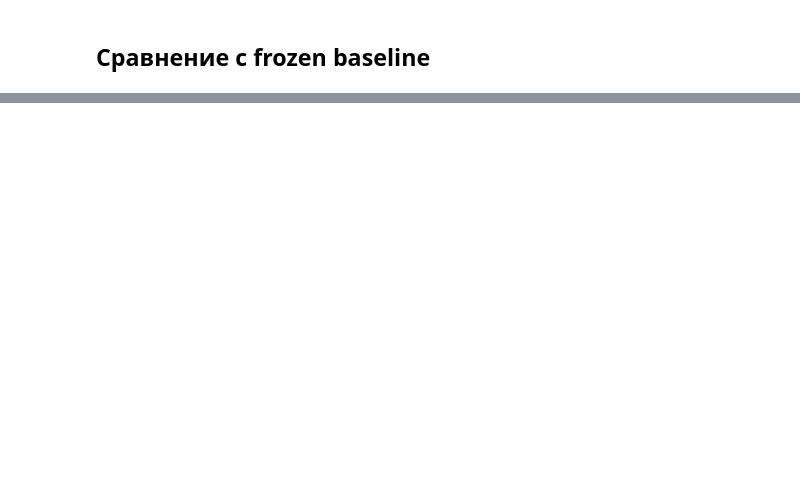
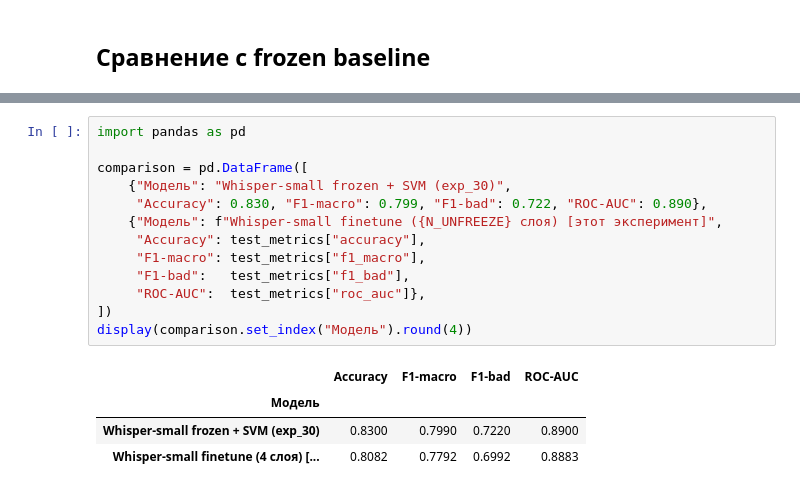
Before and after one commit to dkzmn/HSE_VKR_DetectingSpeechDefects, a Jupyter notebook: experiments/04_pretrained_finetuned/exp_whisper_finetune/notebook.ipynb, the cells around one changed output, grey strips where cells are left out. Saved outputs shown, nothing was run; the diff lists cells and outputs as text; blank space fills up the shorter version.

```diff
--- a/experiments/04_pretrained_finetuned/exp_whisper_finetune/notebook.ipynb
+++ b/experiments/04_pretrained_finetuned/exp_whisper_finetune/notebook.ipynb
@@ -278,0 +296,18 @@ with mlflow.start_run(run_id=_run_id):
+# %%
+import pandas as pd
+
+comparison = pd.DataFrame([
+    {"Модель": "Whisper-small frozen + SVM (exp_30)",
+     "Accuracy": 0.830, "F1-macro": 0.799, "F1-bad": 0.722, "ROC-AUC": 0.890},
+    {"Модель": f"Whisper-small finetune ({N_UNFREEZE} слоя) [этот эксперимент]",
+     "Accuracy": test_metrics["accuracy"],
+     "F1-macro": test_metrics["f1_macro"],
+     "F1-bad":   test_metrics["f1_bad"],
+     "ROC-AUC":  test_metrics["roc_auc"]},
+])
+display(comparison.set_index("Модель").round(4))
+# %% [output]
+|  | Accuracy | F1-macro | F1-bad | ROC-AUC |
+| Модель |  |  |  |  |
+| Whisper-small frozen + SVM (exp_30) | 0.8300 | 0.7990 | 0.7220 | 0.8900 |
+| Whisper-small finetune (4 слоя) [... | 0.8082 | 0.7792 | 0.6992 | 0.8883 |
```
Also changed, not shown: parts of 5 cells of this notebook, 36 other files.
